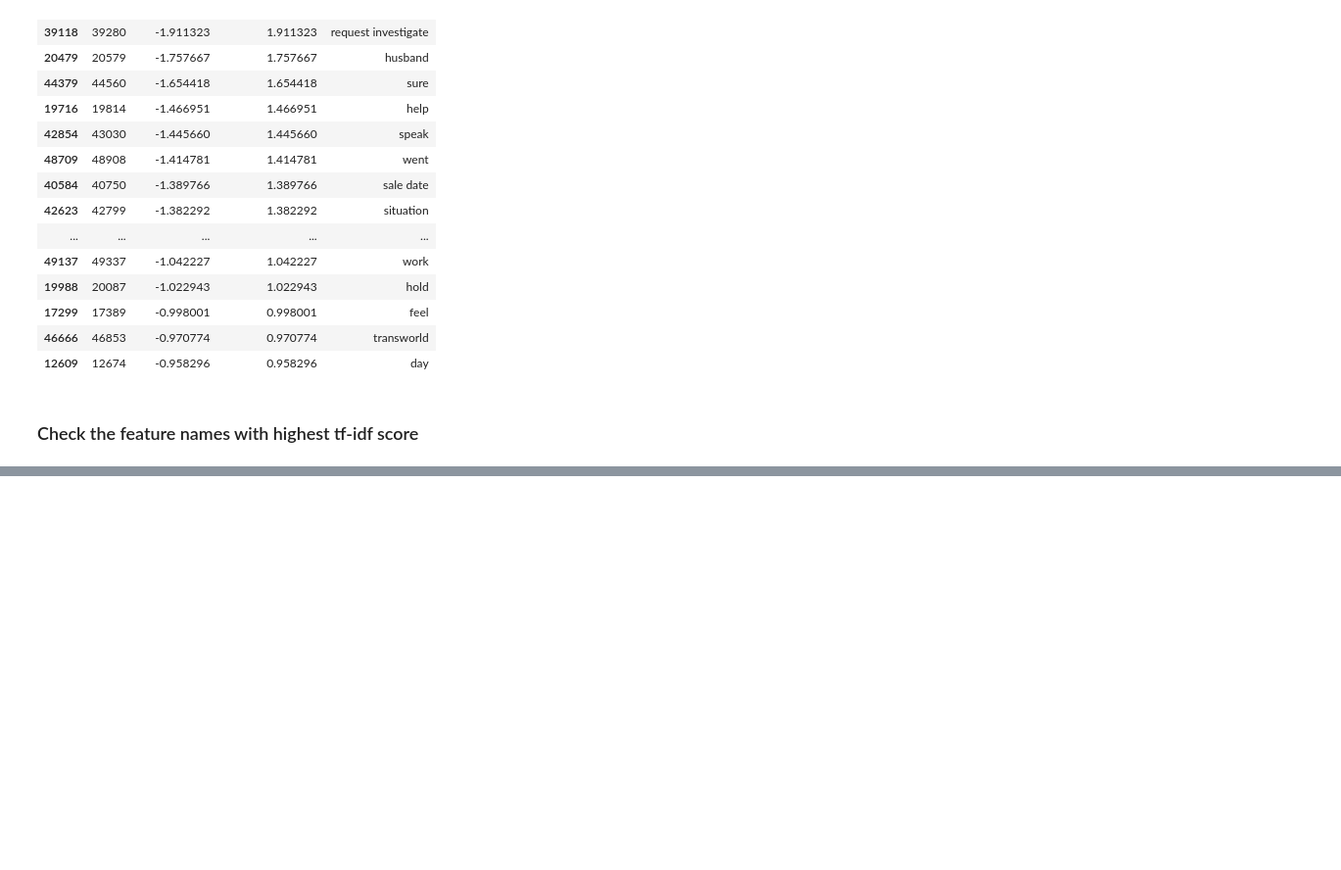
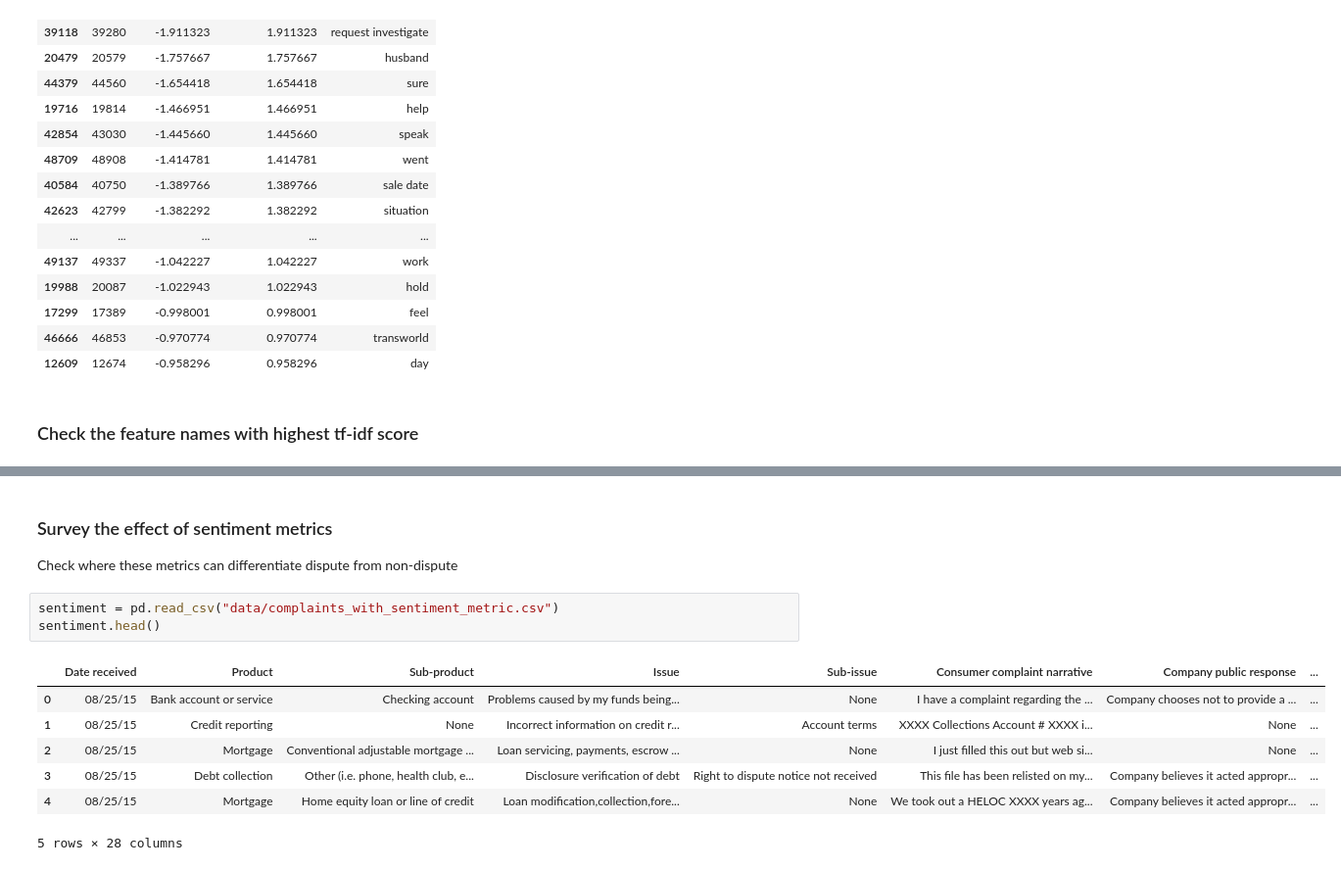
Before and after one commit to haolin-ds/ComplaintsAnalysis, a Jupyter notebook: model_analysis.ipynb, the cells around one changed output, grey strips where cells are left out. Shown: that part at 98% size. Cells and saved outputs as stored; diff of their text form; blank space fills up the shorter version.

```diff
--- a/model_analysis.ipynb
+++ b/model_analysis.ipynb
@@ -129,0 +168,14 @@ complaints = pd.read_csv("Complaint")
+# %% [markdown]
+### Survey the effect of sentiment metrics
+Check where these metrics can differentiate dispute from non-dispute
+# %%
+sentiment = pd.read_csv("data/complaints_with_sentiment_metric.csv")
+sentiment.head()
+# %% [output]
+|  | Date received | Product | Sub-product | Issue | Sub-issue | Consumer complaint narrative | Company public response | ... |
+| 0 | 08/25/15 | Bank account or service | Checking account | Problems caused by my funds being... | None | I have a complaint regarding the ... | Company chooses not to provide a ... | ... |
+| 1 | 08/25/15 | Credit reporting | None | Incorrect information on credit r... | Account terms | XXXX Collections Account # XXXX i... | None | ... |
+| 2 | 08/25/15 | Mortgage | Conventional adjustable mortgage ... | Loan servicing, payments, escrow ... | None | I just filled this out but web si... | None | ... |
+| 3 | 08/25/15 | Debt collection | Other (i.e. phone, health club, e... | Disclosure verification of debt | Right to dispute notice not received | This file has been relisted on my... | Company believes it acted appropr... | ... |
+| 4 | 08/25/15 | Mortgage | Home equity loan or line of credit | Loan modification,collection,fore... | None | We took out a HELOC XXXX years ag... | Company believes it acted appropr... | ... |
+5 rows × 28 columns
```
Also changed, not shown: parts of 18 cells of this notebook, 12 other files.
